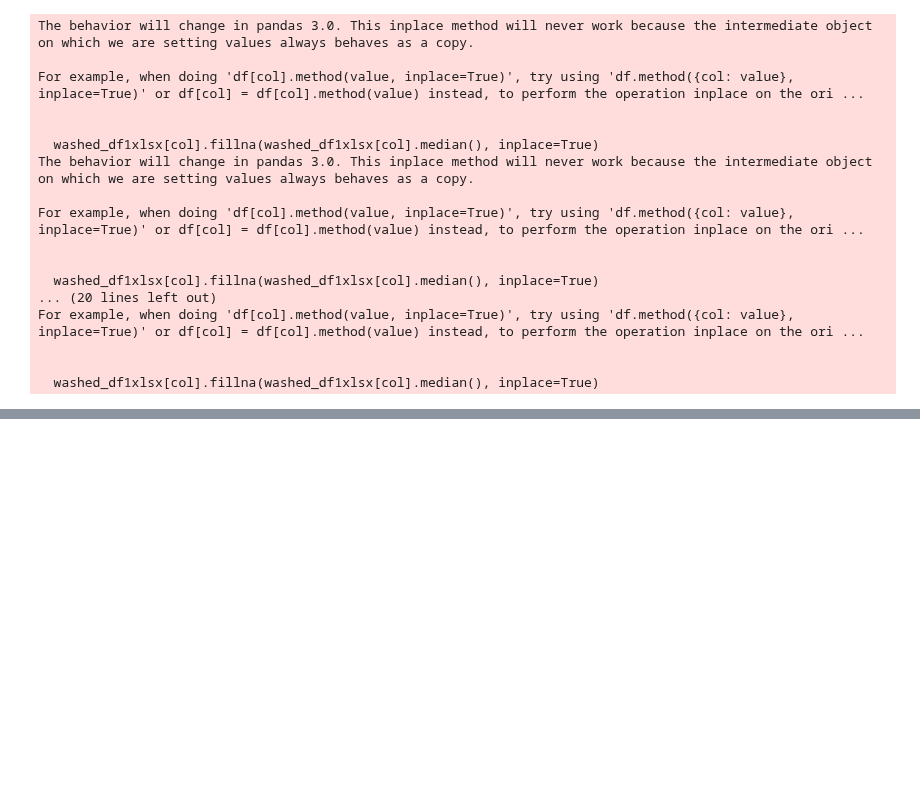
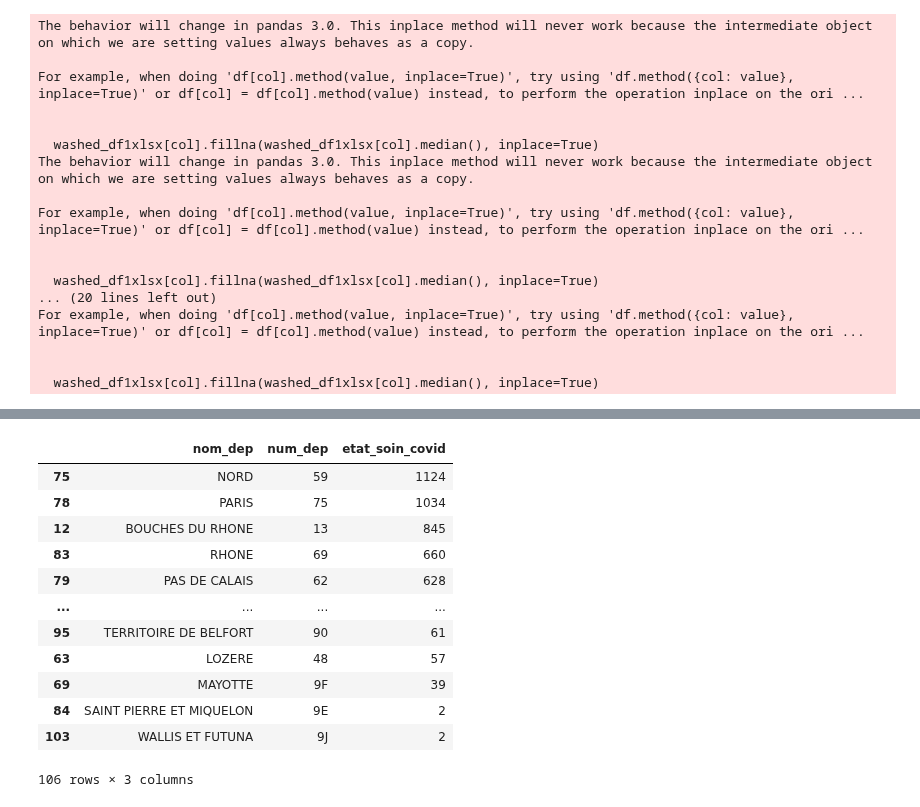
Before and after one commit to gabrielfrancois/DS_Covid, a Jupyter notebook: data_preprocessing_gab.ipynb, the cells around one changed output, grey strips where cells are left out. Cells and saved outputs as stored; diff of their text form; code cells hidden in the pictures; blank space fills up the shorter version.

Commit message:
lavage de la base de donnée des établissment terminée

```diff
--- a/data_preprocessing_gab.ipynb
+++ b/data_preprocessing_gab.ipynb
@@ -421,0 +393,4 @@ Index(['dep', 'jour', 'pop', 'P', 'T', 'Ti', 'Tp', 'Td', 'cl_age90'], dtype='obj
+# %%
+"""On sélectionne les colonnes intéressantes """
+washed_etablissement = washed_etablissement.loc[:,["11","12","17","23",]]
+washed_etablissement.head()
@@ -421,0 +404,3 @@ Index(['dep', 'jour', 'pop', 'P', 'T', 'Ti', 'Tp', 'Td', 'cl_age90'], dtype='obj
+# %%
+washed_etablissement.rename(columns={"11" : "num_dep", "12" : "nom_dep", "17" : "type_centre", "23" : "statut_centre"}, inplace=True)
+washed_etablissement.head()
@@ -421,0 +414,4 @@ Index(['dep', 'jour', 'pop', 'P', 'T', 'Ti', 'Tp', 'Td', 'cl_age90'], dtype='obj
+# %%
+"""On souhaite sélectionner les lieux pouvant avoir un lien avec la guérison/dépistage du covid uniquement"""
+word_covid = ["hospi", "pharma", "maison de santé", "Laboratoire d'Analyses"]
+washed_etablissement["etat_soin_covid"] = washed_etablissement["type_centre"].str.contains(pat="|".join(word_covid), case=False, na=False).astype(int)
@@ -421,0 +433,6 @@ Index(['dep', 'jour', 'pop', 'P', 'T', 'Ti', 'Tp', 'Td', 'cl_age90'], dtype='obj
+# %%
+"""Certaines cathégories d'établissement se sont glissée dans notre large sélection, on les retire donc"""
+line_to_drop = (["Centre Hospitalier Spécialisé lutte Maladies Mentales", "Maison de Santé pour Maladies Mentales",
+"Laboratoire pharmaceutique préparant délivrant allergènes", "Syndicat Inter Hospitalier (S.I.H.)"]
+    )
+washed_etablissement.loc[washed_etablissement["type_centre"].isin(line_to_drop),"etat_soin_covid"] = 0
@@ -421,0 +448,18 @@ Index(['dep', 'jour', 'pop', 'P', 'T', 'Ti', 'Tp', 'Td', 'cl_age90'], dtype='obj
+# %%
+""" Désormais on n'a plus qu'à joindre par département, message pour YOUNES : quand tu fera la base de donnée commune, n'oublie pas de faire une pondération par la population, pas sûr que saint Pierre et Miquelon soient les plus mall lotis avec deux établissement de soins"""
+washed_etablissement = washed_etablissement.groupby(["nom_dep", "num_dep"])["etat_soin_covid"].sum().reset_index()
+washed_etablissement.sort_values(by = "etat_soin_covid",ascending=False)
+# %% [output]
+|  | nom_dep | num_dep | etat_soin_covid |
+| 75 | NORD | 59 | 1124 |
+| 78 | PARIS | 75 | 1034 |
+| 12 | BOUCHES DU RHONE | 13 | 845 |
+| 83 | RHONE | 69 | 660 |
+| 79 | PAS DE CALAIS | 62 | 628 |
+| ... | ... | ... | ... |
+| 95 | TERRITOIRE DE BELFORT | 90 | 61 |
+| 63 | LOZERE | 48 | 57 |
+| 69 | MAYOTTE | 9F | 39 |
+| 84 | SAINT PIERRE ET MIQUELON | 9E | 2 |
+| 103 | WALLIS ET FUTUNA | 9J | 2 |
+106 rows × 3 columns
```
Also changed, not shown: parts of 15 cells of this notebook.
